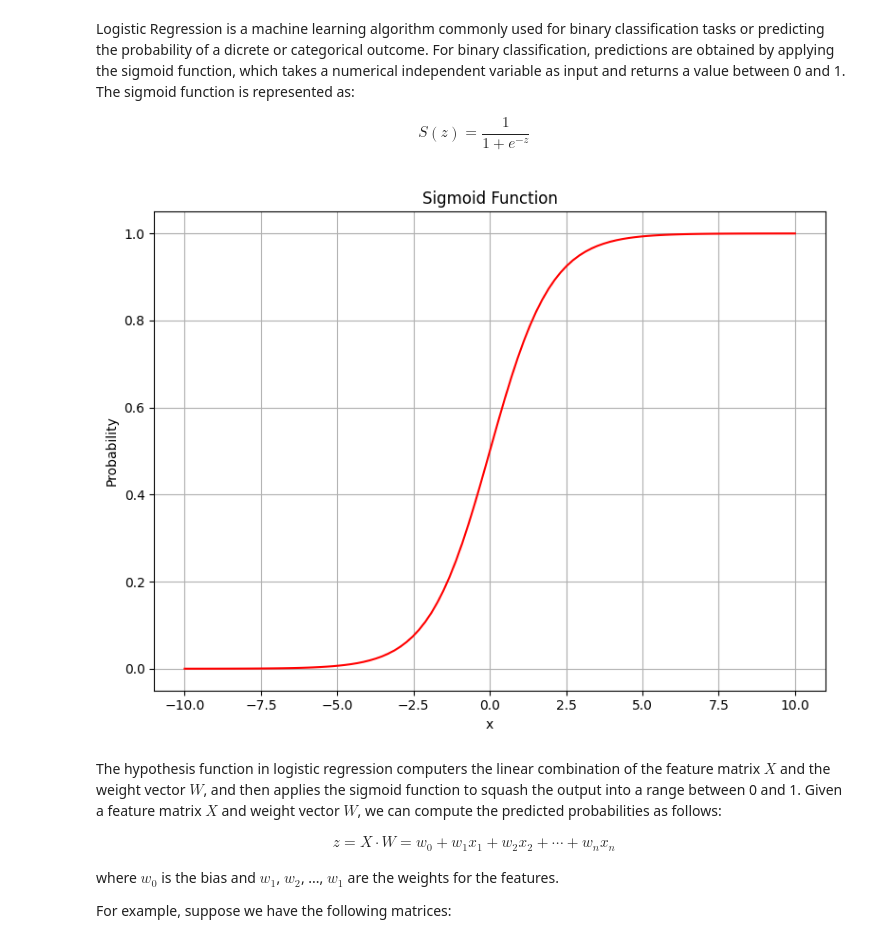
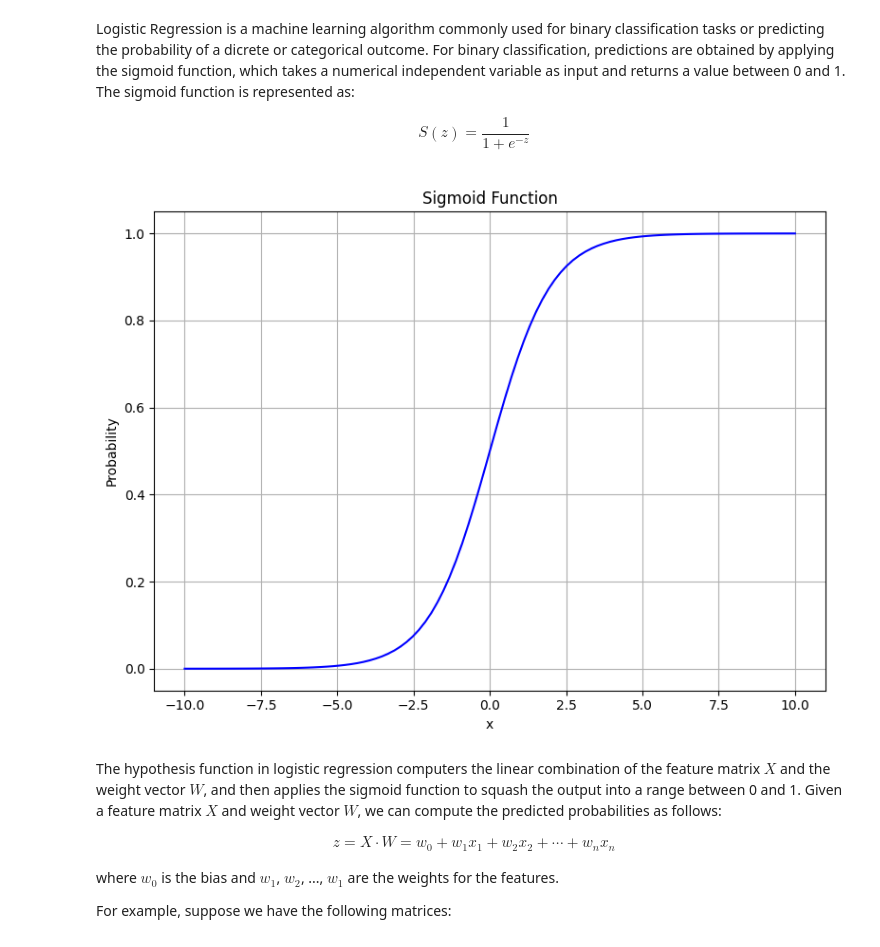
Before and after one commit to tsu76i/DS-playground, a Jupyter notebook: 2. Regression/2.1 Regression From Scratch/2.1_regression_from_scratch.ipynb, the cells around one changed output. Cells and saved outputs as stored; diff of their text form; code cells hidden in the pictures.

```diff
--- a/2. Regression/2.1 Regression From Scratch/2.1_regression_from_scratch.ipynb
+++ b/2. Regression/2.1 Regression From Scratch/2.1_regression_from_scratch.ipynb
@@ -269,15 +269,15 @@ def sigmoid(z: np.array) -> np.array:
 # %%
 plt.figure(figsize=(8, 6))
 x = np.linspace(-10, 10, 100)
 plt.xlabel('x')
 plt.ylabel('Probability')
 plt.title('Sigmoid Function')
 plt.grid(True)
 plt.tight_layout()
-plt.plot(x, sigmoid(x), color='red')
+plt.plot(x, sigmoid(x), color='blue')
 plt.show()
 # %% [output]
-[figure, old version]
+[figure, new version]
 # %% [markdown]
 The hypothesis function in logistic regression computers the linear combination of the feature matrix $X$ and the weight vector $W$, and then applies the sigmoid function to squash the output into a range between 0 and 1. Given a feature matrix $X$ and weight vector $W$, we can compute the predicted probabilities as follows:
 
```
Also changed, not shown: parts of 1 cell of this notebook.
